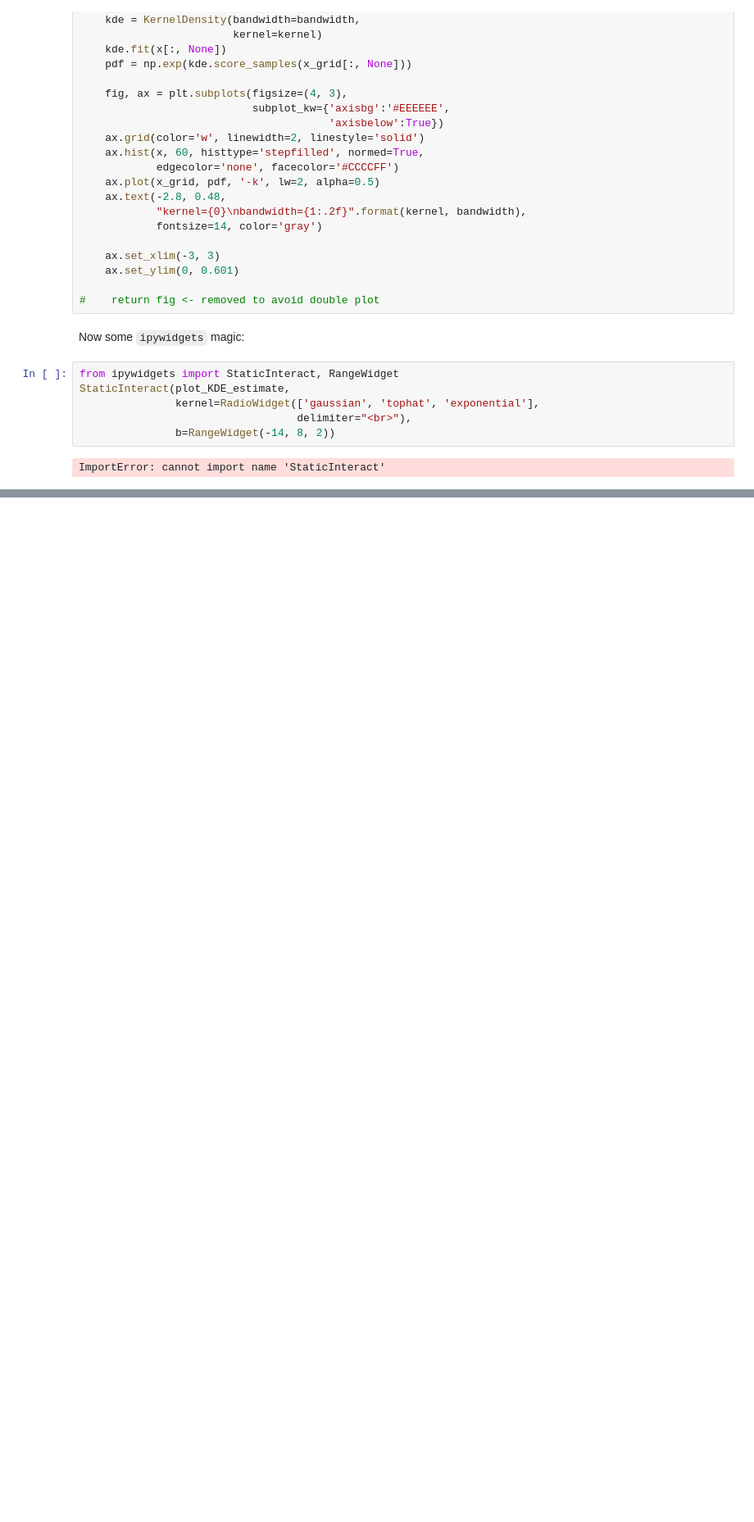
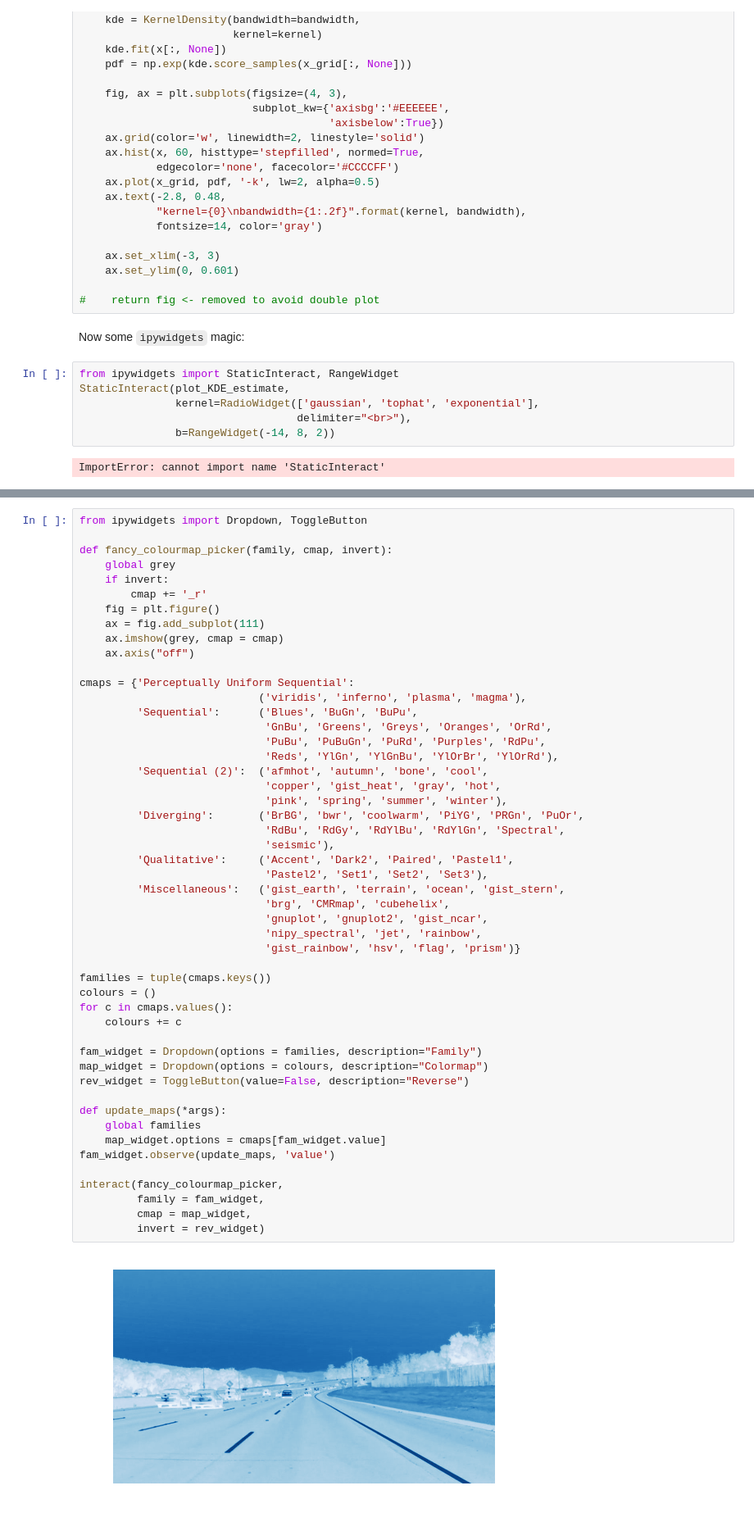
Before and after one commit to gazzola/CarND, a Jupyter notebook: slider/embeddable_CV_sliders.ipynb, the cells around one changed output, grey strips where cells are left out. Shown: that part at 82% size. Saved outputs shown, nothing was run; the diff lists cells and outputs as text; blank space fills up the shorter version.

Commit message:
learning to work with ipywidgets

```diff
--- a/slider/embeddable_CV_sliders.ipynb
+++ b/slider/embeddable_CV_sliders.ipynb
@@ -65 +144,53 @@ interact(plot_KDE_estimate,
+# %%
+from ipywidgets import Dropdown, ToggleButton
+
+def fancy_colourmap_picker(family, cmap, invert):
+    global grey
+    if invert:
+        cmap += '_r'
+    fig = plt.figure()
+    ax = fig.add_subplot(111)
+    ax.imshow(grey, cmap = cmap)
+    ax.axis("off")
+
+cmaps = {'Perceptually Uniform Sequential':
+                            ('viridis', 'inferno', 'plasma', 'magma'),
+         'Sequential':      ('Blues', 'BuGn', 'BuPu',
+                             'GnBu', 'Greens', 'Greys', 'Oranges', 'OrRd',
+                             'PuBu', 'PuBuGn', 'PuRd', 'Purples', 'RdPu',
+                             'Reds', 'YlGn', 'YlGnBu', 'YlOrBr', 'YlOrRd'),
+         'Sequential (2)':  ('afmhot', 'autumn', 'bone', 'cool',
+                             'copper', 'gist_heat', 'gray', 'hot',
+                             'pink', 'spring', 'summer', 'winter'),
+         'Diverging':       ('BrBG', 'bwr', 'coolwarm', 'PiYG', 'PRGn', 'PuOr',
+                             'RdBu', 'RdGy', 'RdYlBu', 'RdYlGn', 'Spectral',
+                             'seismic'),
+         'Qualitative':     ('Accent', 'Dark2', 'Paired', 'Pastel1',
+                             'Pastel2', 'Set1', 'Set2', 'Set3'),
+         'Miscellaneous':   ('gist_earth', 'terrain', 'ocean', 'gist_stern',
+                             'brg', 'CMRmap', 'cubehelix',
+                             'gnuplot', 'gnuplot2', 'gist_ncar',
+                             'nipy_spectral', 'jet', 'rainbow',
+                             'gist_rainbow', 'hsv', 'flag', 'prism')}
+
+families = tuple(cmaps.keys())
+colours = ()
+for c in cmaps.values():
+    colours += c
+
+fam_widget = Dropdown(options = families, description="Family")
+map_widget = Dropdown(options = colours, description="Colormap")
+rev_widget = ToggleButton(value=False, description="Reverse")
+
+def update_maps(*args):
+    global families
+    map_widget.options = cmaps[fam_widget.value]
+fam_widget.observe(update_maps, 'value')
+
+interact(fancy_colourmap_picker,
+         family = fam_widget,
+         cmap = map_widget,
+         invert = rev_widget)
+# %% [output]
+[figure, added]
 # %% [markdown]
```
Also changed, not shown: parts of 12 cells of this notebook, 2 other files.
